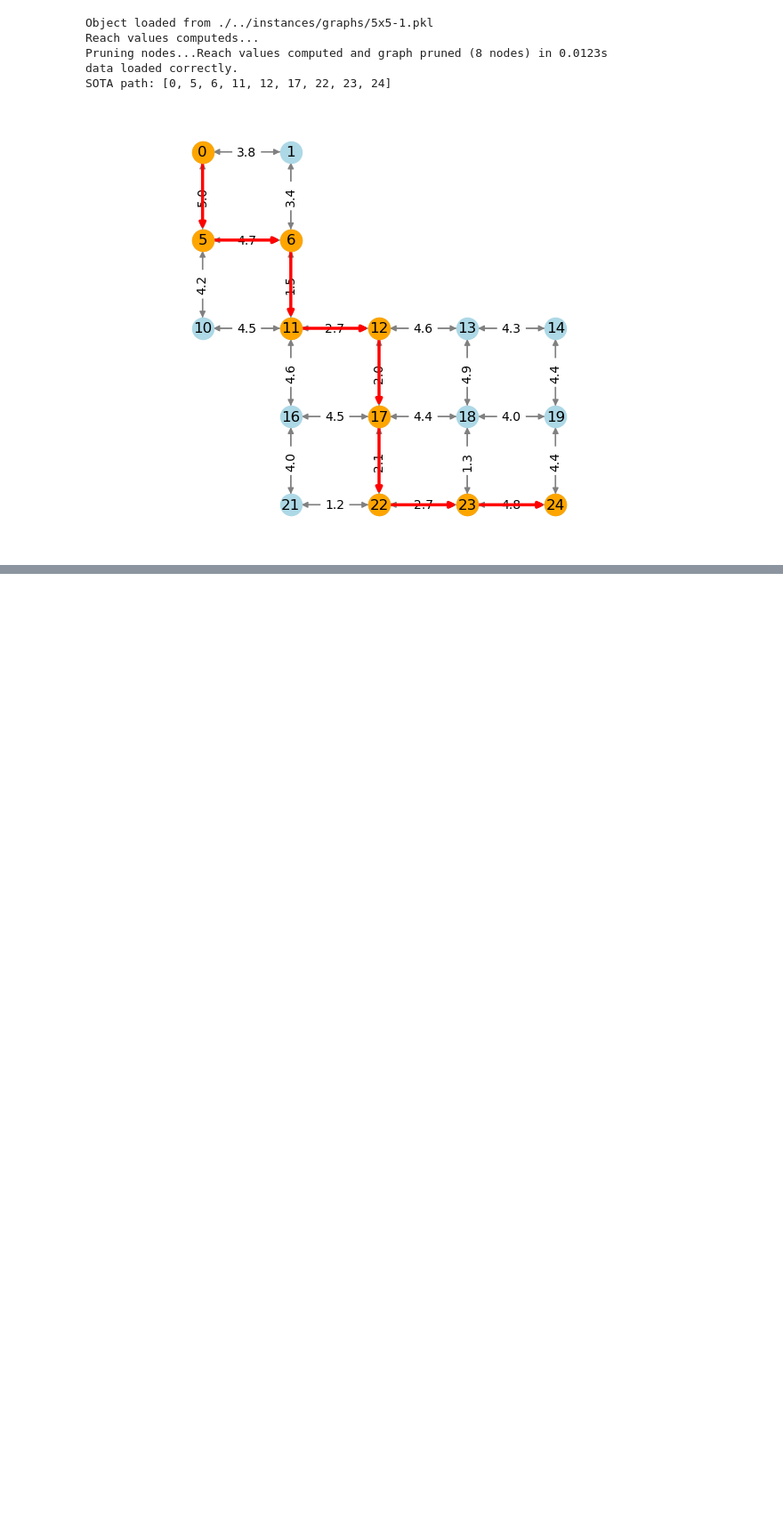
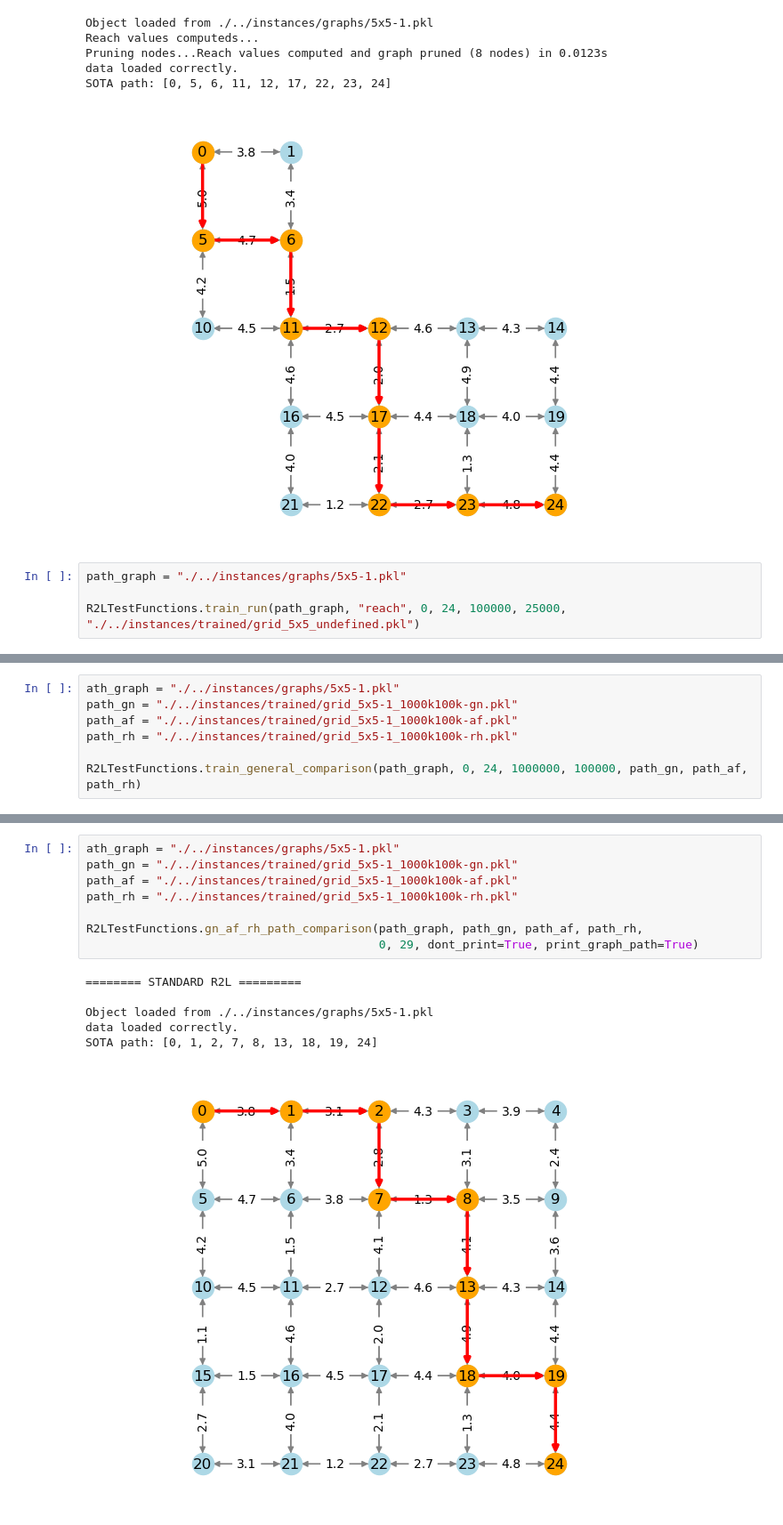
Before and after one commit to samuelepeirone/SOTA-RL, a Jupyter notebook: notebook/Testing Arc-flags pruned RL.ipynb, the cells around one changed output, grey strips where cells are left out. Shown at 89% size. Cells and saved outputs as stored; diff of their text form; blank space fills up the shorter version.

```diff
--- a/notebook/Testing Arc-flags pruned RL.ipynb
+++ b/notebook/Testing Arc-flags pruned RL.ipynb
@@ -83,3 +121,7 @@ Pruning nodes...Reach values computed and graph pruned (8 nodes) in 0.0123s
 data loaded correctly.
 SOTA path: [0, 5, 6, 11, 12, 17, 22, 23, 24]
 [figure]
+# %%
+path_graph = "./../instances/graphs/5x5-1.pkl"
+
+R2LTestFunctions.train_run(path_graph, "reach", 0, 24, 100000, 25000, "./../instances/trained/grid_5x5_undefined.pkl")
@@ -85,0 +146,7 @@ SOTA path: [0, 5, 6, 11, 12, 17, 22, 23, 24]
+# %%
+ath_graph = "./../instances/graphs/5x5-1.pkl"
+path_gn = "./../instances/trained/grid_5x5-1_1000k100k-gn.pkl"
+path_af = "./../instances/trained/grid_5x5-1_1000k100k-af.pkl"
+path_rh = "./../instances/trained/grid_5x5-1_1000k100k-rh.pkl"
+
+R2LTestFunctions.train_general_comparison(path_graph, 0, 24, 1000000, 100000, path_gn, path_af, path_rh)
@@ -85,0 +171,15 @@ SOTA path: [0, 5, 6, 11, 12, 17, 22, 23, 24]
+# %%
+ath_graph = "./../instances/graphs/5x5-1.pkl"
+path_gn = "./../instances/trained/grid_5x5-1_1000k100k-gn.pkl"
+path_af = "./../instances/trained/grid_5x5-1_1000k100k-af.pkl"
+path_rh = "./../instances/trained/grid_5x5-1_1000k100k-rh.pkl"
+
+R2LTestFunctions.gn_af_rh_path_comparison(path_graph, path_gn, path_af, path_rh,
+                                          0, 29, dont_print=True, print_graph_path=True)
+# %% [output]
+======== STANDARD R2L =========
+
+Object loaded from ./../instances/graphs/5x5-1.pkl
+data loaded correctly.
+SOTA path: [0, 1, 2, 7, 8, 13, 18, 19, 24]
+[figure, added]
```
Also changed, not shown: parts of 6 cells of this notebook, 5 other files.
